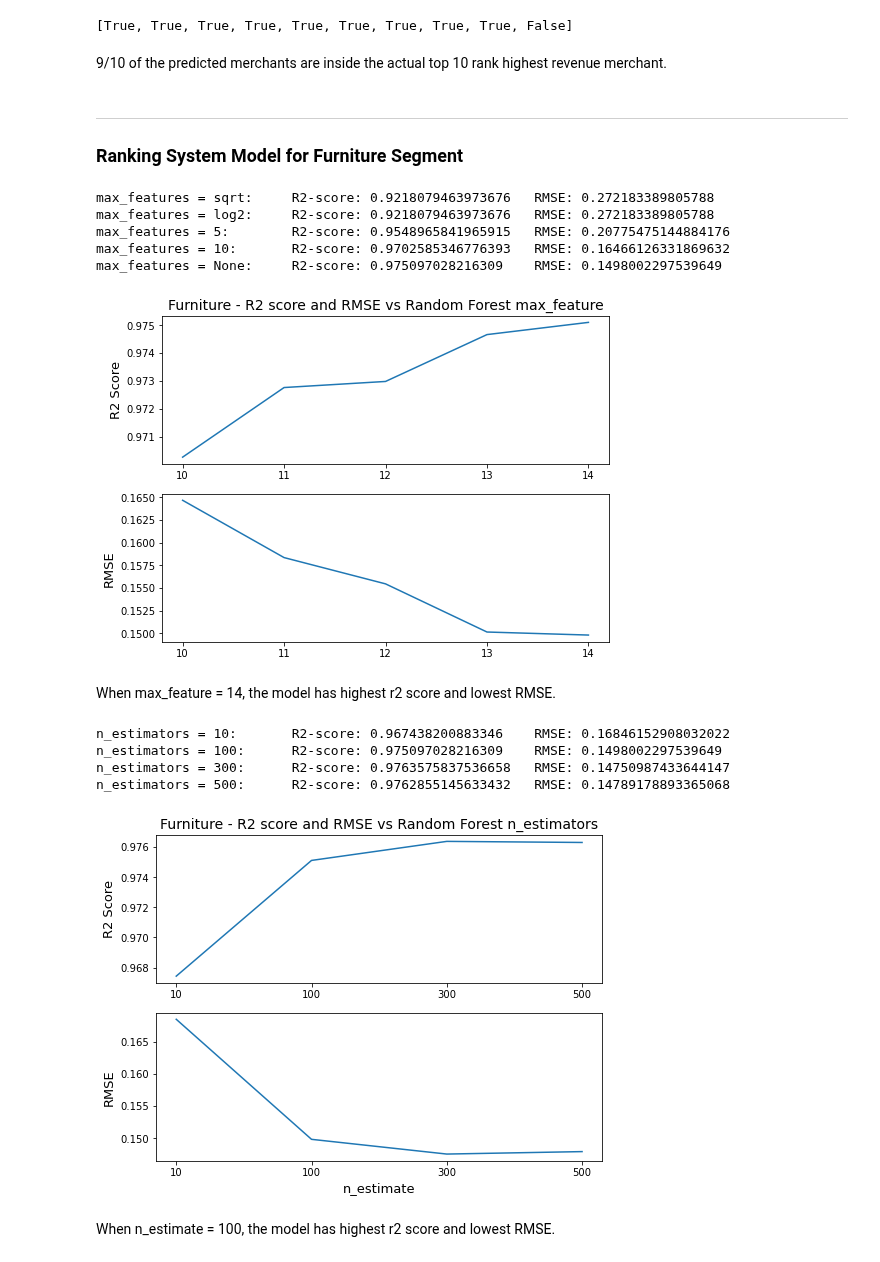
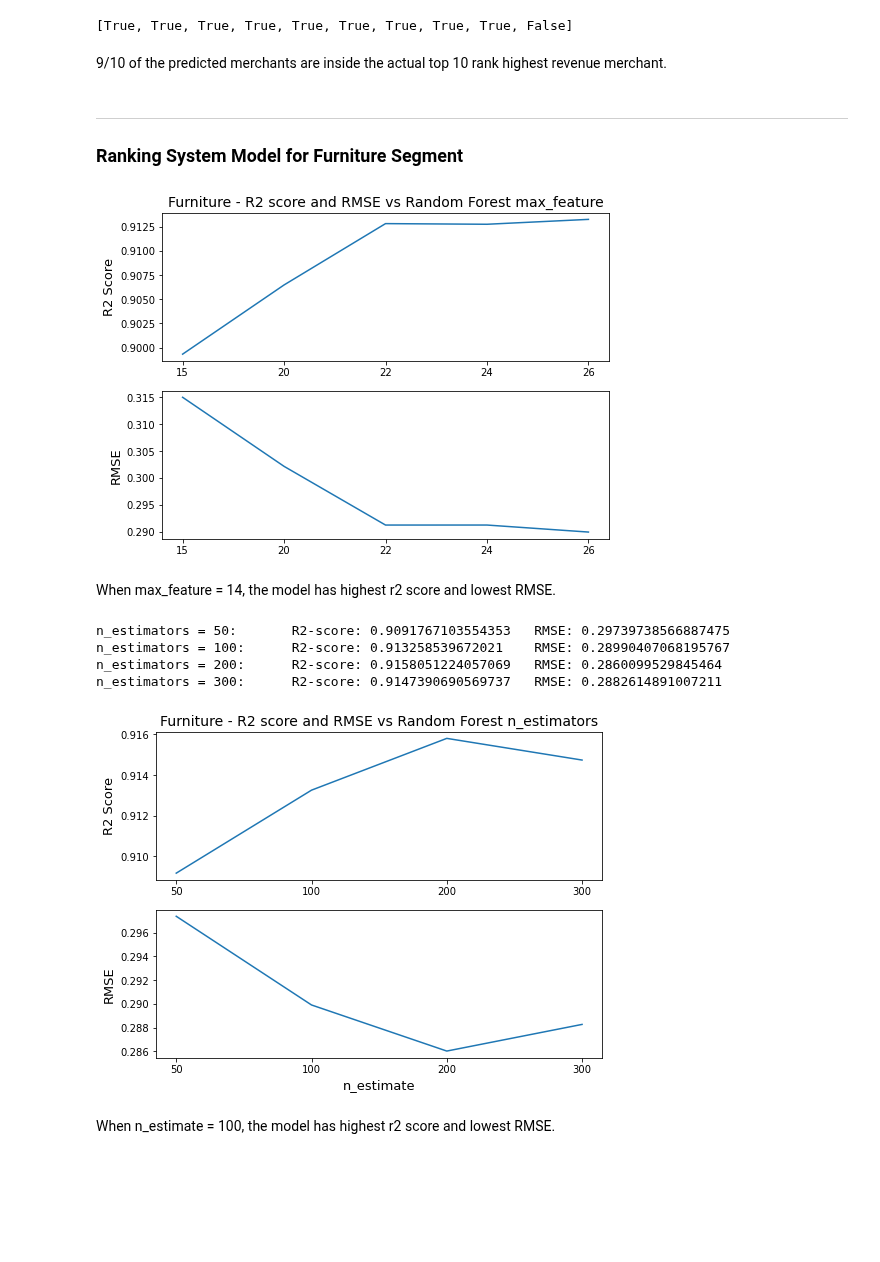
Before and after one commit to MAST30034-Applied-Data-Science/generic-buy-now-pay-later-project-group-11, a Jupyter notebook: notebooks/model.ipynb, the cells around one changed output. Drawn from its saved outputs; the diff is of its cells as text; code cells hidden in the pictures; blank space fills up the shorter version.

```diff
--- a/notebooks/model.ipynb
+++ b/notebooks/model.ipynb
@@ -165,12 +240,12 @@ When max_feature = 14, the model has highest r2 score and lowest RMSE.
 # Visualise RMSE and R2 for different n_estimator value
 rmse = []
 r2 = []
-ests = (10, 100, 300, 500)
+ests = (50, 100, 200, 300)
 
 
 for n_est in ests:
     rf = RandomForestRegressor(n_estimators=n_est, random_state = 42,
-                               max_features=14)
+                               max_features=26)
     rmse_cv = cross_val_score(rf, X_train, y_train, cv=5,
                              scoring='neg_root_mean_squared_error')
     r2_cv = cross_val_score(rf, X_train, y_train, cv=5, scoring='r2')
@@ -204,5 +279,5 @@ When n_estimate = 100, the model has highest r2 score and lowest RMSE.
 # %%
-rf = RandomForestRegressor(n_estimators = 100, random_state = 42,
-                           max_features=14)
+rf = RandomForestRegressor(n_estimators = 200, random_state = 42,
+                           max_features=26)
 rf.fit(X_train, y_train)
 # %% [output]
@@ -282,32 +387,18 @@ actual_merchant_abn = actual_select['merchant_abn'].tolist()
 # %% [output]
 [True, True, True, True, True, True, True, True, True, False]
-# %% [markdown]
-9/10 of the predicted merchants are inside the actual top 10 rank highest revenue merchant.
+# %% [markdown]
+9/10 of the predicted merchants are inside the actual top 10 rank highest revenue merchant.
 # %% [markdown]
 ---
 ### Ranking System Model for Furniture Segment
 # %%
 X_train, X_test, y_train, y_test, scaler_y_train, scaler_y_test = get_train_test_data(furniture_df, furniture_df_test)
-# %%
-# Tune max_feature
-for mf in ("sqrt", "log2", 5, 10, None):
-    rf = RandomForestRegressor(random_state = 42, max_features=mf)
-    rmse_cv = cross_val_score(rf, X_train, y_train, cv=5,
-                              scoring='neg_root_mean_squared_error')
-    r2_cv = cross_val_score(rf, X_train, y_train, cv=5, scoring='r2')
-    print(f"max_features = {mf}: \t", 'R2-score:', np.mean(r2_cv),
-          '\tRMSE:', abs(np.mean(rmse_cv)))
-# %% [output]
-max_features = sqrt:     R2-score: 0.9218079463973676   RMSE: 0.272183389805788
-max_features = log2:     R2-score: 0.9218079463973676   RMSE: 0.272183389805788
-max_features = 5:        R2-score: 0.9548965841965915   RMSE: 0.20775475144884176
-max_features = 10:       R2-score: 0.9702585346776393   RMSE: 0.16466126331869632
-max_features = None:     R2-score: 0.975097028216309    RMSE: 0.1498002297539649
 # %%
 # Tune max_feature evaluate between 10-14
 rmse = []
 r2 = []
-for mf in range(10, 15):
+mfs = [15, 20, 22, 24, 26]
+for mf in mfs:
     rf = RandomForestRegressor(random_state = 42, max_features=mf)
     rmse_cv = cross_val_score(rf, X_train, y_train, cv=5,
                              scoring='neg_root_mean_squared_error')
@@ -317,7 +408,6 @@ for mf in range(10, 15):
     r2.append(np.mean(r2_cv))
 
 # Visualise RMSE and R2 for different max_feature value
-mfs = range(10, 15)
 plt.figure(figsize=(8,6))
 plt.subplot(2, 1, 1)
 plt.plot(range(len(mfs)), r2, label='R2')
@@ -331,47 +421,47 @@ plt.xticks(range(len(mfs)), mfs)
 plt.ylabel('RMSE', fontsize=13)
 plt.savefig(f'../plots/rf_furniture_hype_tuning_maxf.png')
 # %% [output]
-[figure, old version]
+[figure, new version]
 # %% [markdown]
 When max_feature = 14, the model has highest r2 score and lowest RMSE.
 # %%
 # Visualise RMSE and R2 for different n_estimator value
 rmse = []
 r2 = []
-ests = (10, 100, 300, 500)
+ests = (50, 100, 200, 300)
 
 
 for n_est in ests:
     rf = RandomForestRegressor(n_estimators=n_est, random_state = 42,
-                               max_features=14)
+                               max_features=26)
     rmse_cv = cross_val_score(rf, X_train, y_train, cv=5,
                              scoring='neg_root_mean_squared_error')
     r2_cv = cross_val_score(rf, X_train, y_train, cv=5, scoring='r2')
 
     print(f"n_estimators = {n_est}: \t", 'R2-score:', np.mean(r2_cv),
           '\tRMSE:', abs(np.mean(rmse_cv)))
     rmse.append(abs(np.mean(rmse_cv)))
     r2.append(np.mean(r2_cv))
 
 plt.figure(figsize=(8,6))
 plt.subplot(2, 1, 1)
 plt.plot(range(len(ests)), r2, label='R2')
 plt.xticks(range(len(ests)), ests)
 plt.ylabel('R2 Score', fontsize=13)
 plt.title('Furniture - R2 score and RMSE vs Random Forest n_estimators', fontsize=14)
 
 plt.subplot(2, 1, 2)
 plt.plot(range(len(ests)), rmse, label='RMSE')
 plt.xticks(range(len(ests)), ests)
 plt.xlabel('n_estimate', fontsize=13)
 plt.ylabel('RMSE', fontsize=13)
 plt.savefig(f'../plots/rf_furniture_hype_tuning_nest.png')
 # %% [output]
-n_estimators = 10:       R2-score: 0.967438200883346    RMSE: 0.16846152908032022
-n_estimators = 100:      R2-score: 0.975097028216309    RMSE: 0.1498002297539649
-n_estimators = 300:      R2-score: 0.9763575837536658   RMSE: 0.14750987433644147
-n_estimators = 500:      R2-score: 0.9762855145633432   RMSE: 0.14789178893365068
+n_estimators = 50:       R2-score: 0.9091767103554353   RMSE: 0.29739738566887475
+n_estimators = 100:      R2-score: 0.913258539672021    RMSE: 0.28990407068195767
+n_estimators = 200:      R2-score: 0.9158051224057069   RMSE: 0.2860099529845464
+n_estimators = 300:      R2-score: 0.9147390690569737   RMSE: 0.2882614891007211
-[figure, old version]
+[figure, new version]
 # %% [markdown]
 When n_estimate = 100, the model has highest r2 score and lowest RMSE.
 # %%
```
Also changed, not shown: parts of 48 cells of this notebook.
